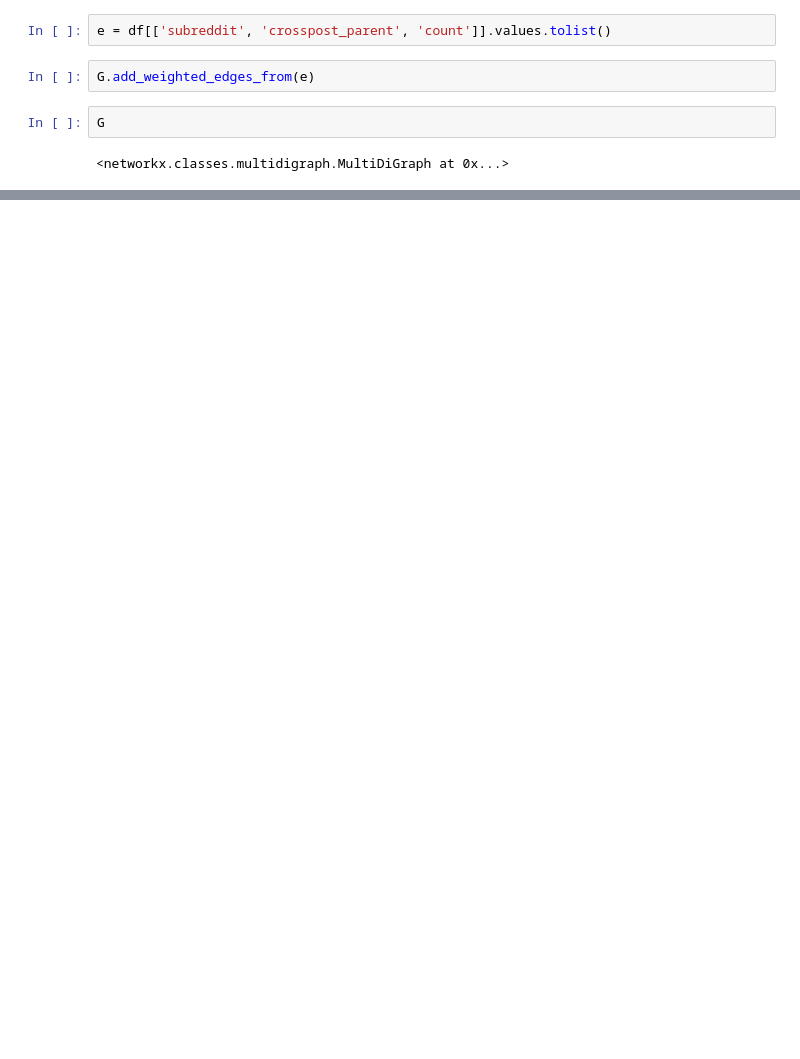
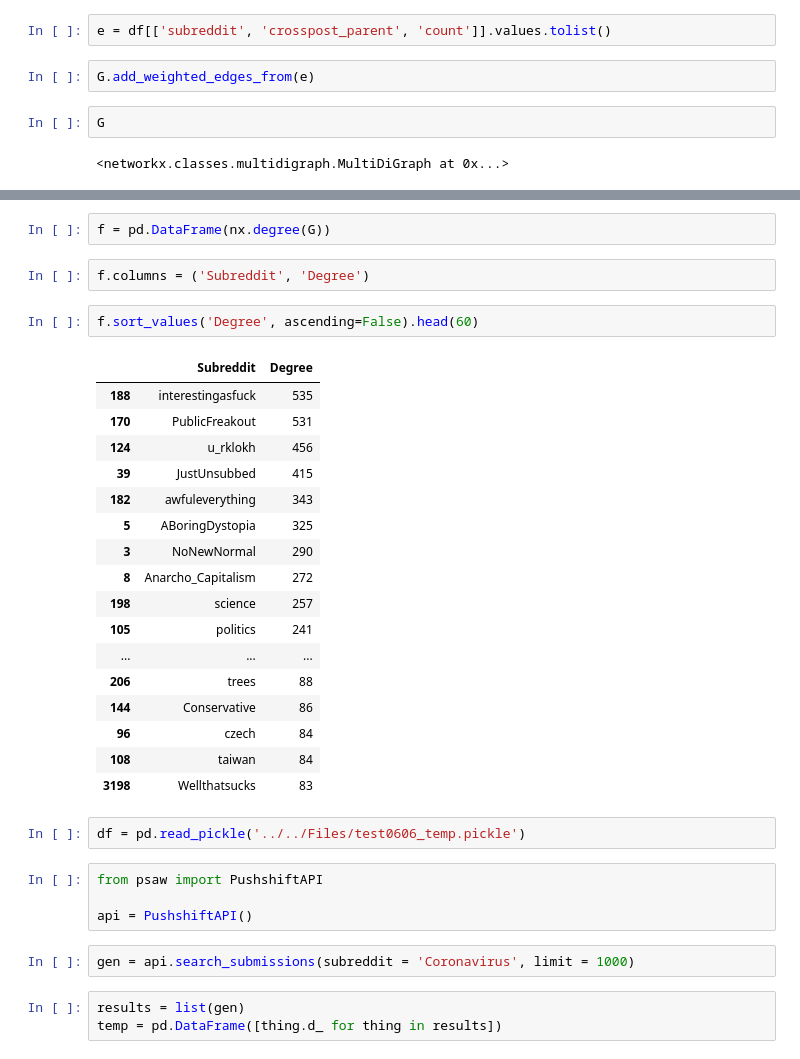
Before and after one commit to jvschlierf/networkthesis, a Jupyter notebook: analysis/subs_network.ipynb, the cells around one changed output, grey strips where cells are left out. Cells and saved outputs as stored; diff of their text form; blank space fills up the shorter version.

```diff
--- a/analysis/subs_network.ipynb
+++ b/analysis/subs_network.ipynb
@@ -46,0 +70,35 @@ nx.draw(G)
+# %%
+f = pd.DataFrame(nx.degree(G))
+# %%
+f.columns = ('Subreddit', 'Degree')
+# %%
+f.sort_values('Degree', ascending=False).head(60)
+# %% [output]
+|  | Subreddit | Degree |
+| 188 | interestingasfuck | 535 |
+| 170 | PublicFreakout | 531 |
+| 124 | u_rklokh | 456 |
+| 39 | JustUnsubbed | 415 |
+| 182 | awfuleverything | 343 |
+| 5 | ABoringDystopia | 325 |
+| 3 | NoNewNormal | 290 |
+| 8 | Anarcho_Capitalism | 272 |
+| 198 | science | 257 |
+| 105 | politics | 241 |
+| ... | ... | ... |
+| 206 | trees | 88 |
+| 144 | Conservative | 86 |
+| 96 | czech | 84 |
+| 108 | taiwan | 84 |
+| 3198 | Wellthatsucks | 83 |
+# %%
+df = pd.read_pickle('../../Files/test0606_temp.pickle')
+# %%
+from psaw import PushshiftAPI
+
+api = PushshiftAPI()
+# %%
+gen = api.search_submissions(subreddit = 'Coronavirus', limit = 1000)
+# %%
+results = list(gen)
+temp = pd.DataFrame([thing.d_ for thing in results])
```
Also changed, not shown: parts of 10 cells of this notebook, 2 other files.
